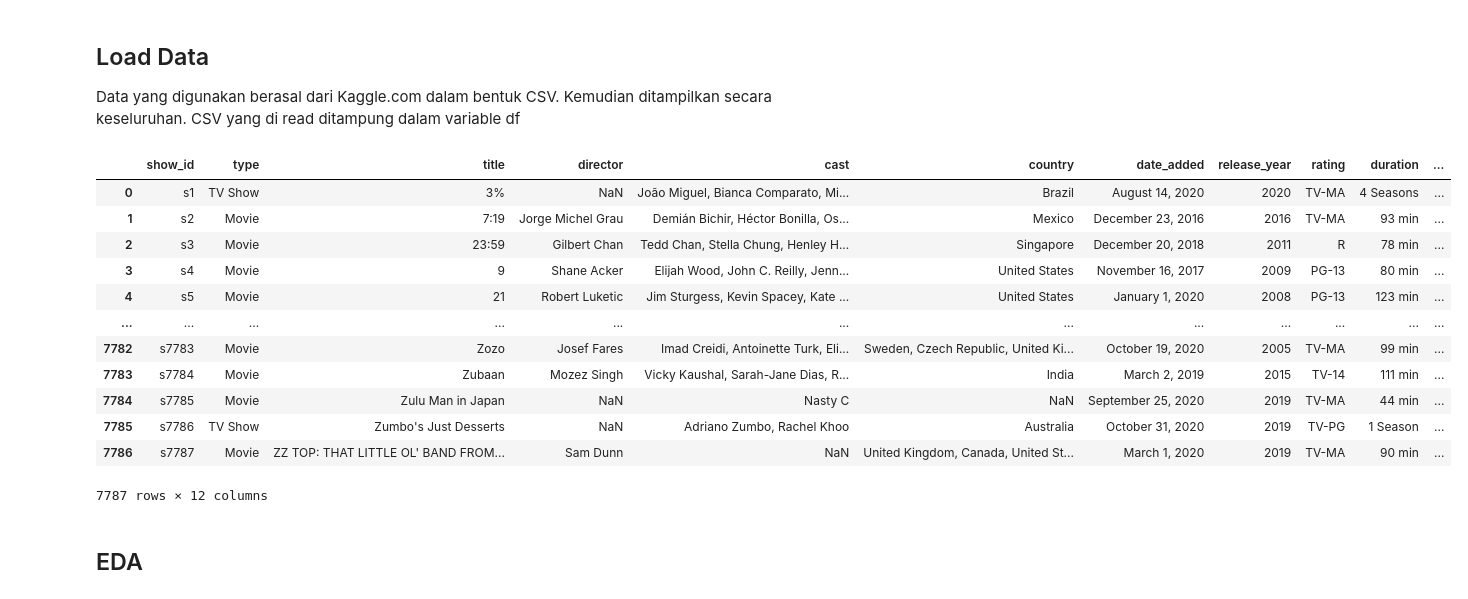
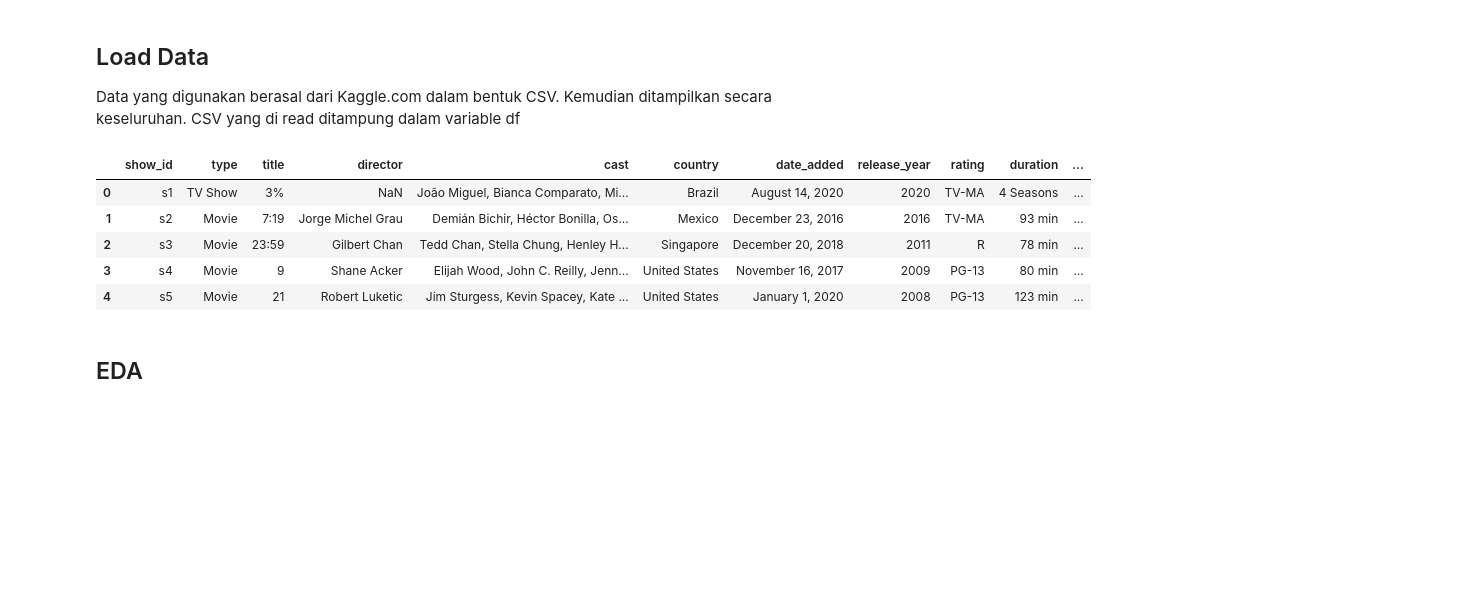
Before and after one commit to sieniecelicia19/eda-netflix, a Jupyter notebook: EDA-Netflix.ipynb, the cells around one changed output. Drawn from its saved outputs; the diff is of its cells as text; code cells hidden in the pictures; blank space fills up the shorter version.

```diff
--- a/EDA-Netflix.ipynb
+++ b/EDA-Netflix.ipynb
@@ -23,21 +23,14 @@ print(pd.__version__)
 Data yang digunakan berasal dari Kaggle.com dalam bentuk CSV. Kemudian ditampilkan secara keseluruhan. CSV yang di read ditampung dalam variable df
 # %%
 df=pd.read_csv('netflix_titles.csv')
-df
+df.head()
 # %% [output]
 |  | show_id | type | title | director | cast | country | date_added | release_year | rating | duration | ... |
 | 0 | s1 | TV Show | 3% | NaN | João Miguel, Bianca Comparato, Mi... | Brazil | August 14, 2020 | 2020 | TV-MA | 4 Seasons | ... |
 | 1 | s2 | Movie | 7:19 | Jorge Michel Grau | Demián Bichir, Héctor Bonilla, Os... | Mexico | December 23, 2016 | 2016 | TV-MA | 93 min | ... |
 | 2 | s3 | Movie | 23:59 | Gilbert Chan | Tedd Chan, Stella Chung, Henley H... | Singapore | December 20, 2018 | 2011 | R | 78 min | ... |
 | 3 | s4 | Movie | 9 | Shane Acker | Elijah Wood, John C. Reilly, Jenn... | United States | November 16, 2017 | 2009 | PG-13 | 80 min | ... |
 | 4 | s5 | Movie | 21 | Robert Luketic | Jim Sturgess, Kevin Spacey, Kate ... | United States | January 1, 2020 | 2008 | PG-13 | 123 min | ... |
-| ... | ... | ... | ... | ... | ... | ... | ... | ... | ... | ... | ... |
-| 7782 | s7783 | Movie | Zozo | Josef Fares | Imad Creidi, Antoinette Turk, Eli... | Sweden, Czech Republic, United Ki... | October 19, 2020 | 2005 | TV-MA | 99 min | ... |
-| 7783 | s7784 | Movie | Zubaan | Mozez Singh | Vicky Kaushal, Sarah-Jane Dias, R... | India | March 2, 2019 | 2015 | TV-14 | 111 min | ... |
-| 7784 | s7785 | Movie | Zulu Man in Japan | NaN | Nasty C | NaN | September 25, 2020 | 2019 | TV-MA | 44 min | ... |
-| 7785 | s7786 | TV Show | Zumbo's Just Desserts | NaN | Adriano Zumbo, Rachel Khoo | Australia | October 31, 2020 | 2019 | TV-PG | 1 Season | ... |
-| 7786 | s7787 | Movie | ZZ TOP: THAT LITTLE OL' BAND FROM... | Sam Dunn | NaN | United Kingdom, Canada, United St... | March 1, 2020 | 2019 | TV-MA | 90 min | ... |
-7787 rows × 12 columns
 # %% [markdown]
 ## EDA
 # %% [markdown]
```
Also changed, not shown: parts of 67 cells of this notebook.
